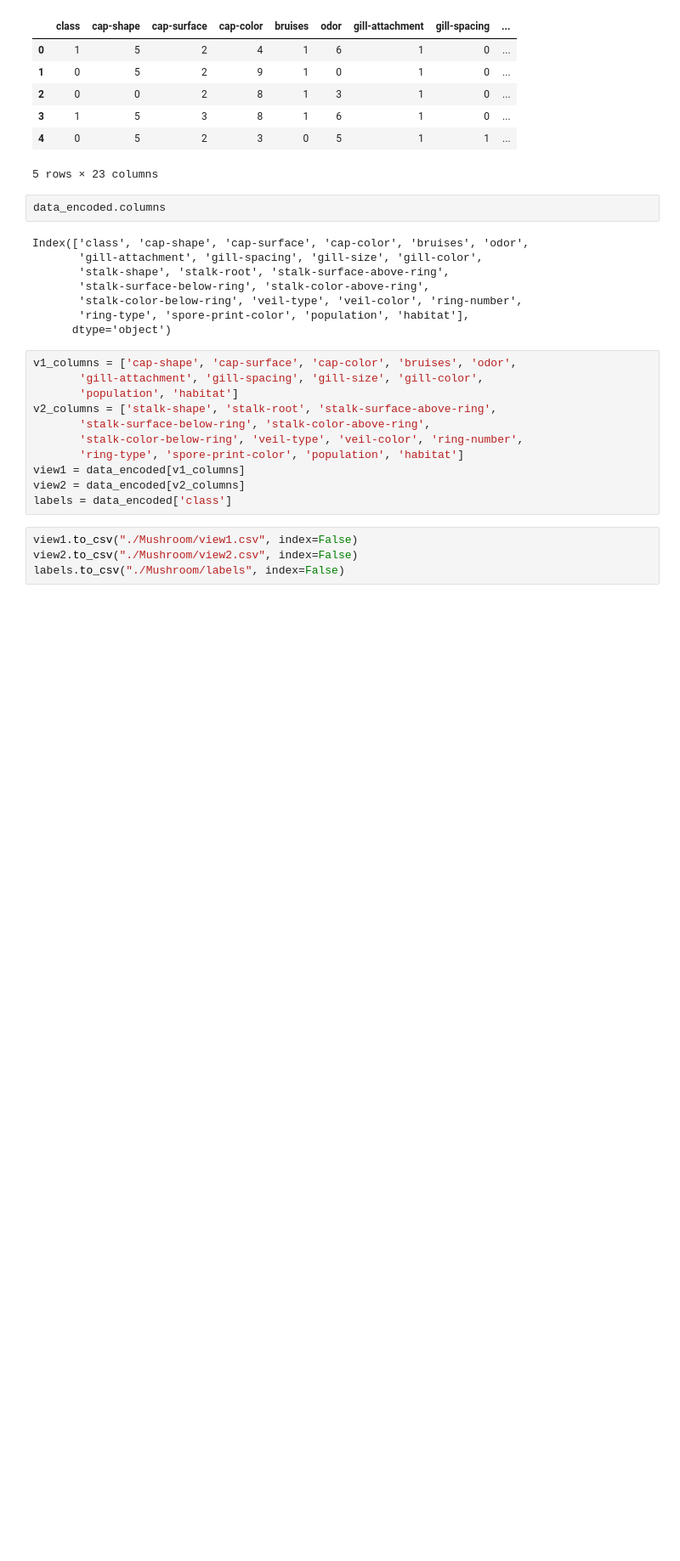
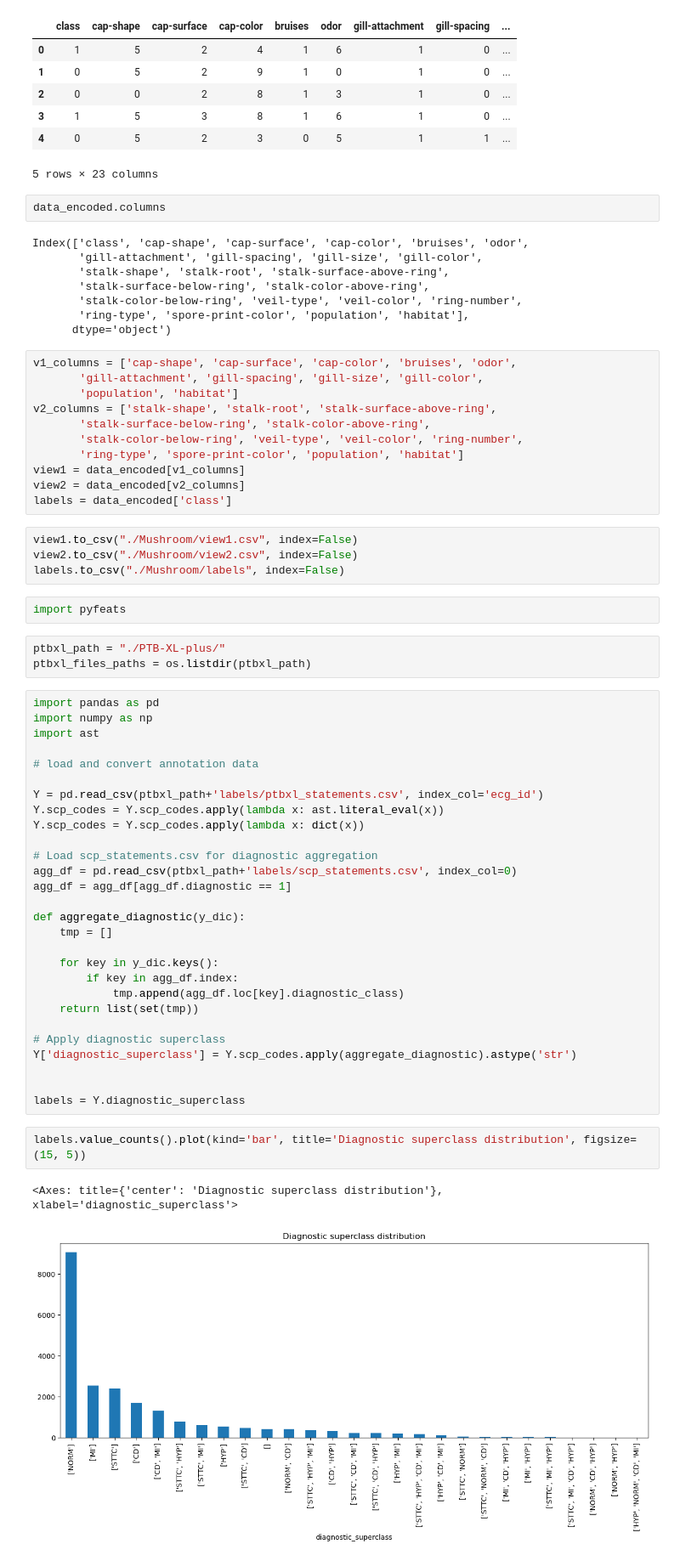
Before and after one commit to adidi24/Multi-View-Majority-Vote-Learning-Algorithms-Direct-Minimization-of-PAC-Bayesian-Bounds, a Jupyter notebook: data/dataset.ipynb, the cells around one changed output. Shown: that part at 85% size. Drawn from its saved outputs; the diff is of its cells as text; blank space fills up the shorter version.

```diff
--- a/data/dataset.ipynb
+++ b/data/dataset.ipynb
@@ -684,3 +684,41 @@ labels = data_encoded['class']
 view1.to_csv("./Mushroom/view1.csv", index=False)
 view2.to_csv("./Mushroom/view2.csv", index=False)
 labels.to_csv("./Mushroom/labels", index=False)
+# %%
+import pyfeats
+# %%
+ptbxl_path = "./PTB-XL-plus/"
+ptbxl_files_paths = os.listdir(ptbxl_path)
+# %%
+import pandas as pd
+import numpy as np
+import ast
+
+# load and convert annotation data
+
+Y = pd.read_csv(ptbxl_path+'labels/ptbxl_statements.csv', index_col='ecg_id')
+Y.scp_codes = Y.scp_codes.apply(lambda x: ast.literal_eval(x))
+Y.scp_codes = Y.scp_codes.apply(lambda x: dict(x))
+
+# Load scp_statements.csv for diagnostic aggregation
+agg_df = pd.read_csv(ptbxl_path+'labels/scp_statements.csv', index_col=0)
+agg_df = agg_df[agg_df.diagnostic == 1]
+
+def aggregate_diagnostic(y_dic):
+    tmp = []
+
+    for key in y_dic.keys():
+        if key in agg_df.index:
+            tmp.append(agg_df.loc[key].diagnostic_class)
+    return list(set(tmp))
+
+# Apply diagnostic superclass
+Y['diagnostic_superclass'] = Y.scp_codes.apply(aggregate_diagnostic).astype('str')
+
+
+labels = Y.diagnostic_superclass
+# %%
+labels.value_counts().plot(kind='bar', title='Diagnostic superclass distribution', figsize=(15, 5))
+# %% [output]
+<Axes: title={'center': 'Diagnostic superclass distribution'}, xlabel='diagnostic_superclass'>
+[figure, added]
```
Also changed, not shown: parts of 9 cells of this notebook, 6 other files.
